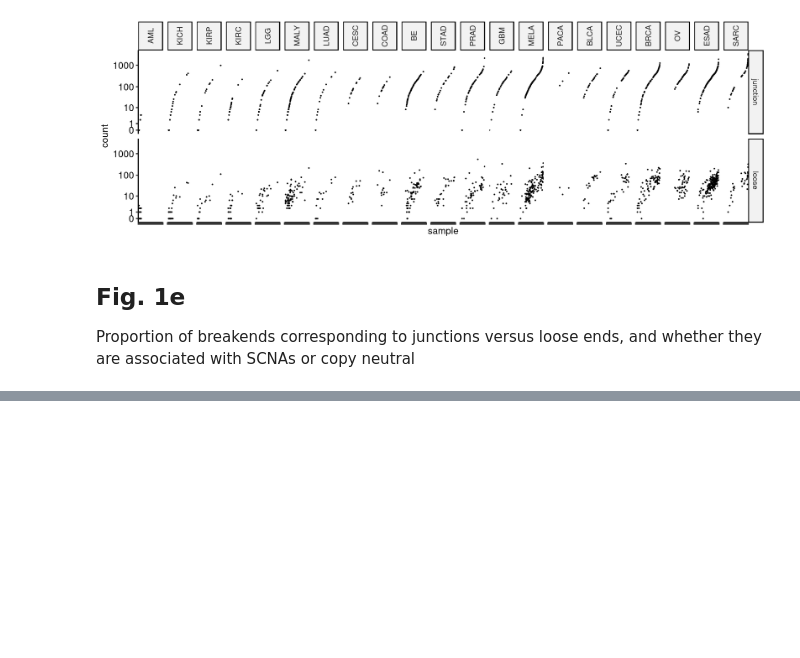
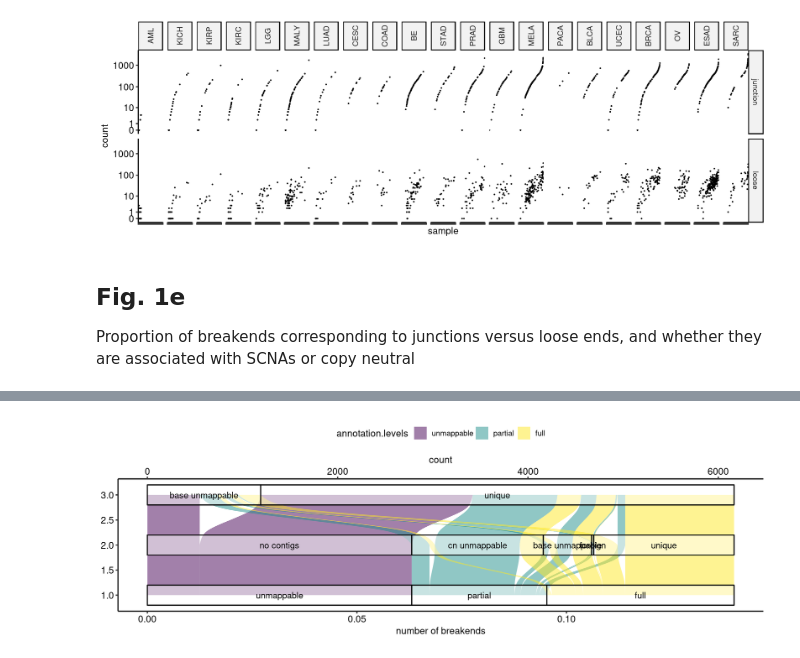
Before and after one commit to mskilab/loose_ends_2023, a Jupyter notebook: notebooks/figures.ipynb, the cells around one changed output, grey strips where cells are left out. Cells and saved outputs as stored; diff of their text form; code cells hidden in the pictures; blank space fills up the shorter version.

```diff
--- a/notebooks/figures.ipynb
+++ b/notebooks/figures.ipynb
@@ -168,0 +275,17 @@ Proportion of breakends corresponding to junctions versus loose ends, and whethe
+# %%
+alluv.dt = readRDS("~/projects/gGnome/files/zc_stash/fig2.alluv.dt.rds")
+all.bps.dt = readRDS("./data/all.bps.dt.rds")
+
+alluv.pt = ggplot(alluv.dt, aes(axis1 = annotation.levels, axis3 = proximal.levels, axis2 = distal.levels, y = overall.frac)) +
+    ggalluvial::geom_alluvium(aes(fill = annotation.levels), knot.pos = 0.3, width = 0, reverse = FALSE) +
+    ggalluvial::geom_stratum(width = 0.4, reverse = FALSE, alpha = 0.5, color = "black") +
+    scale_y_continuous(sec.axis = sec_axis(trans = ~ . * (all.bps.dt[(gg.pairs[sample, tn_cohort]) & (loose.or.junction == "loose"),.N]),
+                                           name = "count")) +
+    geom_text(stat = "stratum", aes(label = after_stat(stratum)), reverse = FALSE, alpha = 1) +
+    labs(y = "number of breakends") +
+    coord_flip() +
+    ggpubr::theme_pubr()
+# %%
+options(repr.plot.height = 4, repr.plot.width = 12, repr.plot.res = 200)
+alluv.pt
+# %% [output]
@@ -168,0 +298 @@ Proportion of breakends corresponding to junctions versus loose ends, and whethe
+[figure, added]
```
Also changed, not shown: parts of 56 cells of this notebook, 21 other files.
